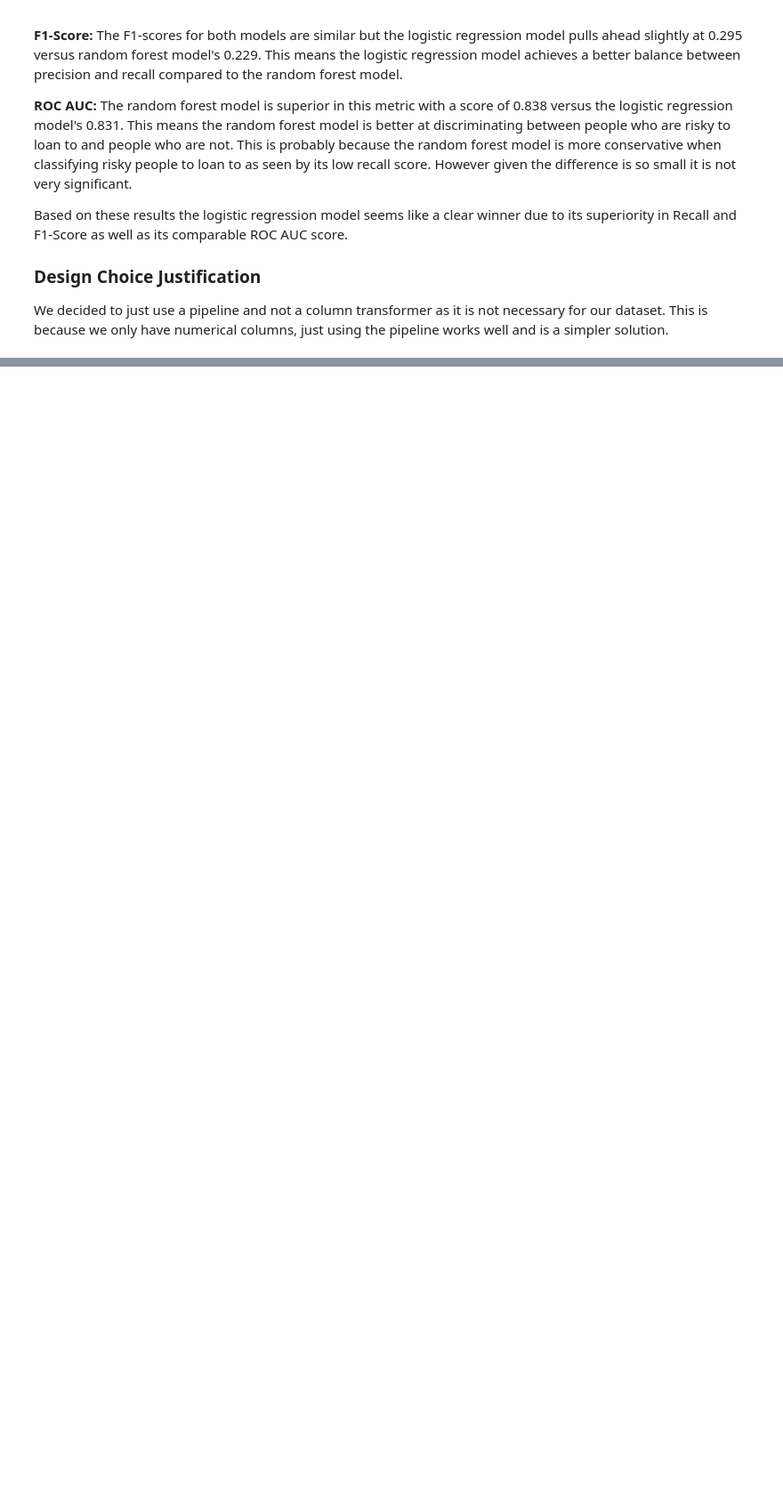
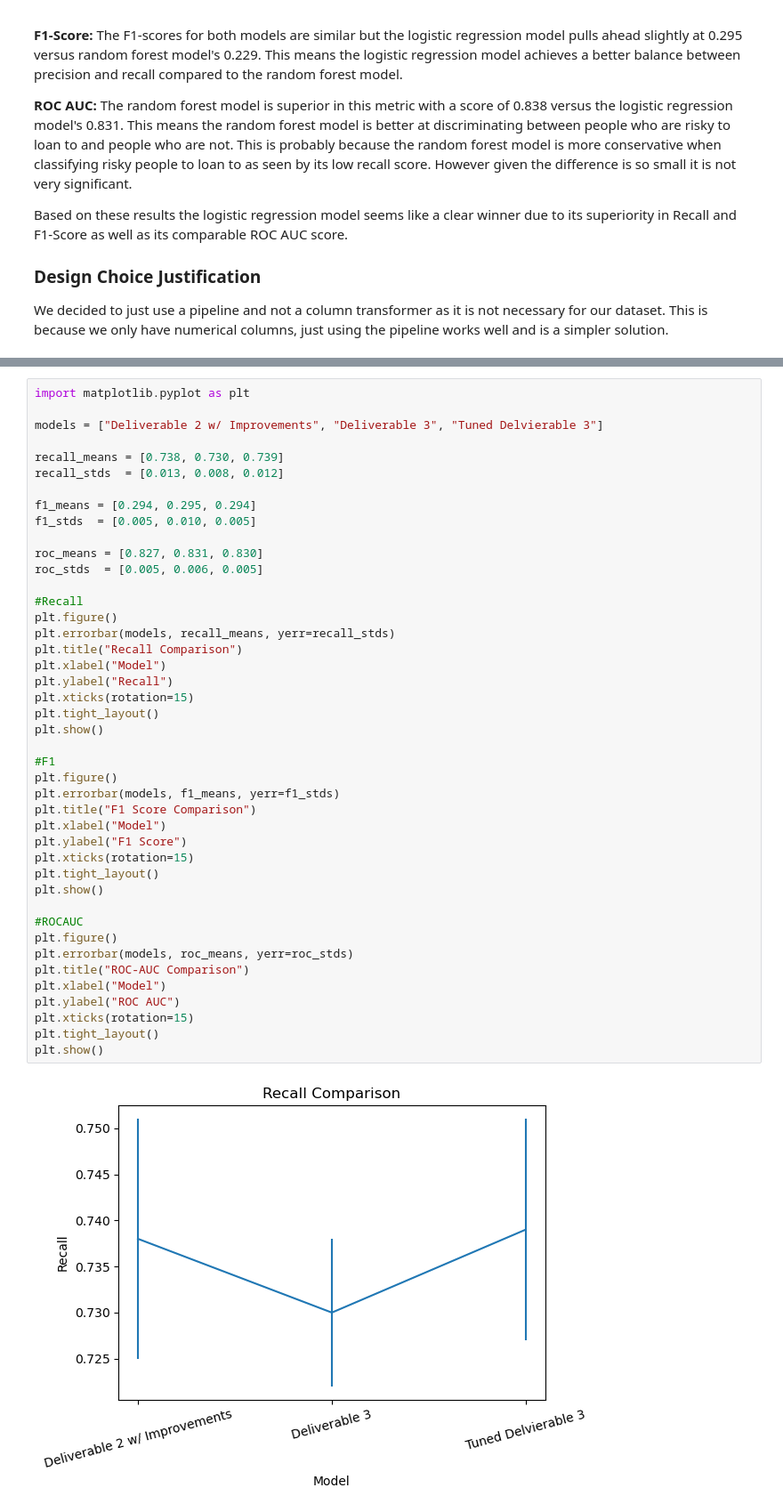
Before and after one commit to spy772/CISC-251-Project, a Jupyter notebook: deliverable-3.ipynb, the cells around one changed output, grey strips where cells are left out. Shown at 89% size. Cells and saved outputs as stored; diff of their text form; blank space fills up the shorter version.

```diff
--- a/deliverable-3.ipynb
+++ b/deliverable-3.ipynb
@@ -144,0 +249,45 @@ We decided to just use a pipeline and not a column transformer as it is not nece
+# %%
+import matplotlib.pyplot as plt
+
+models = ["Deliverable 2 w/ Improvements", "Deliverable 3", "Tuned Delvierable 3"]
+
+recall_means = [0.738, 0.730, 0.739]
+recall_stds  = [0.013, 0.008, 0.012]
+
+f1_means = [0.294, 0.295, 0.294]
+f1_stds  = [0.005, 0.010, 0.005]
+
+roc_means = [0.827, 0.831, 0.830]
+roc_stds  = [0.005, 0.006, 0.005]
+
+#Recall
+plt.figure()
+plt.errorbar(models, recall_means, yerr=recall_stds)
+plt.title("Recall Comparison")
+plt.xlabel("Model")
+plt.ylabel("Recall")
+plt.xticks(rotation=15)
+plt.tight_layout()
+plt.show()
+
+#F1
+plt.figure()
+plt.errorbar(models, f1_means, yerr=f1_stds)
+plt.title("F1 Score Comparison")
+plt.xlabel("Model")
+plt.ylabel("F1 Score")
+plt.xticks(rotation=15)
+plt.tight_layout()
+plt.show()
+
+#ROCAUC
+plt.figure()
+plt.errorbar(models, roc_means, yerr=roc_stds)
+plt.title("ROC-AUC Comparison")
+plt.xlabel("Model")
+plt.ylabel("ROC AUC")
+plt.xticks(rotation=15)
+plt.tight_layout()
+plt.show()
+# %% [output]
+[figure, added]
```
Also changed, not shown: parts of 8 cells of this notebook.
